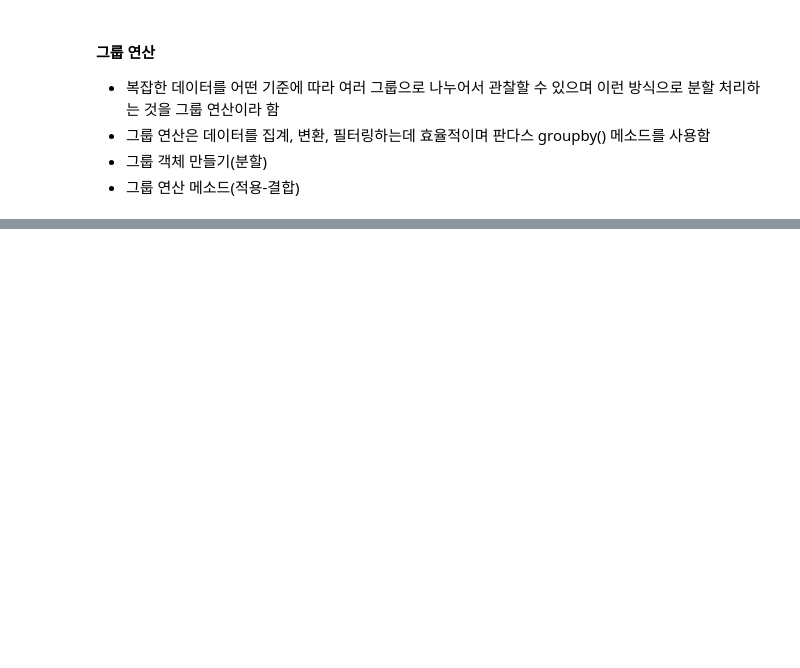
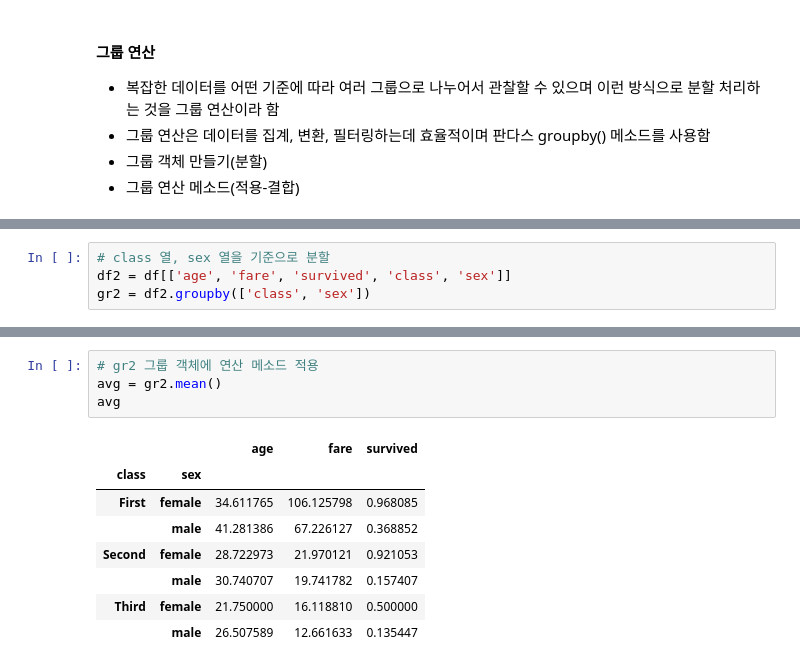
Before and after one commit to Kimhang-KDT/kita_2404, a Jupyter notebook: m3_분석 라이브러리/pandas_2_연산.ipynb, the cells around one changed output, grey strips where cells are left out. Saved outputs shown, nothing was run; the diff lists cells and outputs as text; blank space fills up the shorter version.

```diff
--- a/m3_분석 라이브러리/pandas_2_연산.ipynb
+++ b/m3_분석 라이브러리/pandas_2_연산.ipynb
@@ -199,0 +293,4 @@ None
+# %%
+# class 열, sex 열을 기준으로 분할
+df2 = df[['age', 'fare', 'survived', 'class', 'sex']]
+gr2 = df2.groupby(['class', 'sex'])
@@ -199,0 +320,13 @@ None
+# %%
+# gr2 그룹 객체에 연산 메소드 적용
+avg = gr2.mean()
+avg
+# %% [output]
+|  |  | age | fare | survived |
+| class | sex |  |  |  |
+| First | female | 34.611765 | 106.125798 | 0.968085 |
+|  | male | 41.281386 | 67.226127 | 0.368852 |
+| Second | female | 28.722973 | 21.970121 | 0.921053 |
+|  | male | 30.740707 | 19.741782 | 0.157407 |
+| Third | female | 21.750000 | 16.118810 | 0.500000 |
+|  | male | 26.507589 | 12.661633 | 0.135447 |
```
Also changed, not shown: parts of 41 cells of this notebook.
